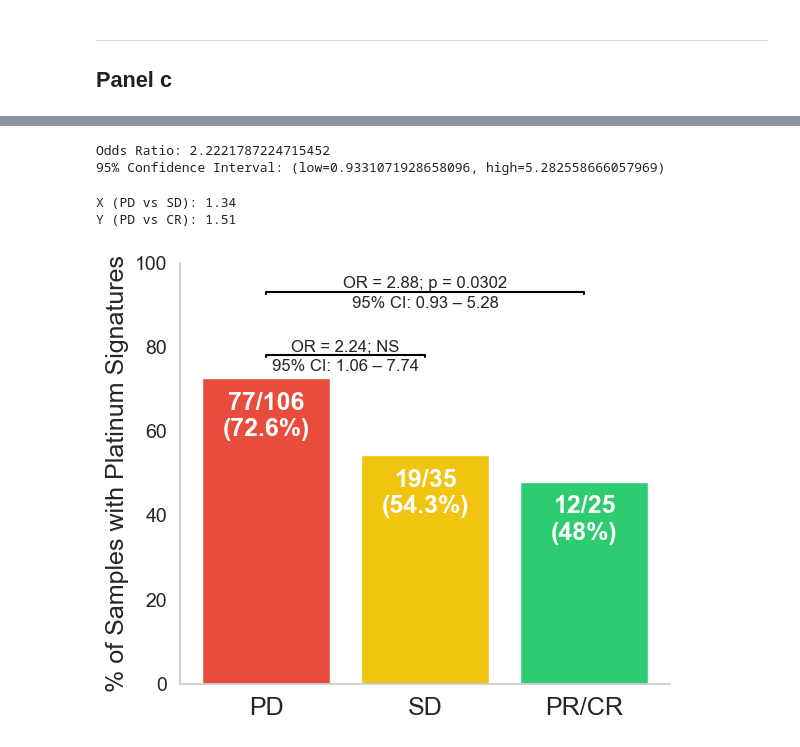
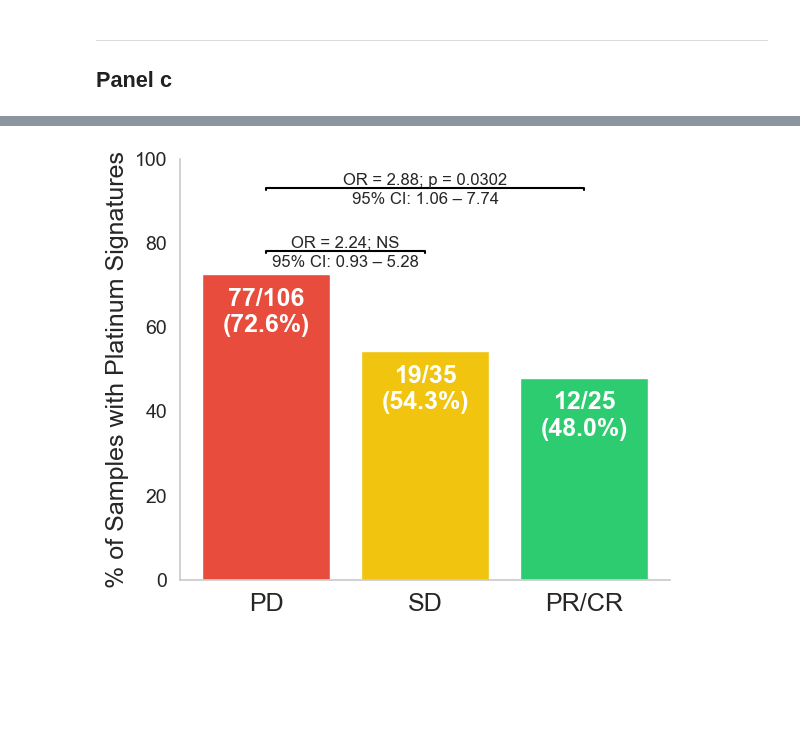
Before and after one commit to shlienlab/mutsigs_therapy, a Jupyter notebook: notebooks/MainFig_5.ipynb, the cells around one changed output, grey strips where cells are left out. Cells and saved outputs as stored; diff of their text form; code cells hidden in the pictures; blank space fills up the shorter version.

```diff
--- a/notebooks/MainFig_5.ipynb
+++ b/notebooks/MainFig_5.ipynb
@@ -37,3 +25,7 @@ df_all.head()
 # %% [markdown]
 -----------
 ## Panel a
+# %%
+#df_all = pd.read_csv(os.path.join(root_dir, 'source_data/expression_data.tsv'), sep='\t')
+exp_df = pd.read_csv(os.path.join(root_dir, 'source_data/Fig_5a.tsv'), sep='\t')
+exp_df.head(3)
@@ -69,7 +66,7 @@ pvals = {
 for i, gene in enumerate(genes):
     for j, sig in enumerate(signatures):
         ax = axes[i, j]
-        subset = df_all[(df_all['Gene'] == gene) & (df_all['Platinum Signature'] == sig)]
+        subset = exp_df[(exp_df['Gene'] == gene) & (exp_df['Platinum Signature'] == sig)]
 
         # Violin plot
         sns.violinplot(
@@ -182,5 +179,5 @@ fig.text(0.0001, 0.24, 'ABCC2', ha='center', va='center', fontsize=36, rotation=
 
 plt.tight_layout()
 
-plt.savefig(os.path.join('/Users/mehdi/Documents/MyRepos/mutsigs_therapy/figures', 'Fig_5a_rev2.pdf'), dpi=300, bbox_inches='tight')
+#plt.savefig(os.path.join(fig_out, 'Fig_5a_rev2.pdf'), dpi=300, bbox_inches='tight')
 # %% [output]
@@ -189,9 +186,8 @@ plt.savefig(os.path.join('/Users/mehdi/Documents/MyRepos/mutsigs_therapy/figures
 -----------
 ## Panel b
 # %%
-#df = pd.read_csv(os.path.join(root_dir, 'source_data/PROFYLE_outcomes.tsv'), sep='\t')
-df = pd.read_csv(os.path.join('/Users/mehdi/Documents/Nature_Submission', 'source_data/PROFYLE_outcomes.tsv'), sep='\t')
-df.head(2)
+prof_df = pd.read_csv(os.path.join(root_dir, 'source_data/Fig_5b.tsv'), sep='\t')
+prof_df.head(2)
 # %% [output]
 |  | patient | label | day_from_dx | log_day_from_dx |
 | 0 | PRO-00618 | Diagnosis | 0 | 0.000000 |
@@ -304,53 +286,23 @@ SignificanceResult(statistic=2.235934664246824, pvalue=0.05927197723648047)
-# %%
-import numpy as np
-from scipy.stats.contingency import odds_ratio
-
-# Example 2x2 contingency table:
-# Rows represent exposure (e.g., exposed/not exposed)
-# Columns represent outcome (e.g., disease/no disease)
-
-# Data from a sample:
-# Exposed, Disease: 7
-# Exposed, No Disease: 15
-# Not Exposed, Disease: 58
-# Not Exposed, No Disease: 472
-
-#table = np.array([[77, 29], [12, 13]])
-table = np.array([[77, 29], [19, 16]])
-
-# Calculate the odds ratio and get the result object
-result = odds_ratio(table, kind='conditional') # 'conditional' is the default but specified for clarity
-
-# Extract the odds ratio statistic
-or_statistic = result.statistic
-print(f"Odds Ratio: {or_statistic}")
-
-# Compute the 95% confidence interval
-conf_interval = result.confidence_interval(confidence_level=0.95)
-print(f"95% Confidence Interval: (low={conf_interval.low}, high={conf_interval.high})")
-# %% [output]
-Odds Ratio: 2.2221787224715452
-95% Confidence Interval: (low=0.9331071928658096, high=5.282558666057969)
+# %%
+resp_df = pd.read_csv(os.path.join(root_dir, 'source_data/Fig_5c1.tsv'), sep='\t')
+resp_comps = pd.read_csv(os.path.join(root_dir, 'source_data/Fig_5c2.tsv'), sep='\t')
 # %%
 import matplotlib.pyplot as plt
 import numpy as np
 
-# Data
-counts = {"PD": (77/106)*100, "SD": (19/35)*100, "PR/CR": (12/25)*100}
-bar_labels = ['77/106\n(72.6%)', '19/35\n(54.3%)', '12/25\n(48%)']
+# Convert DataFrames to format your plotting code expects
+counts = dict(zip(resp_df['outcome'], resp_df['percentage']))
+bar_labels = [f"{row['positive']}/{row['total']}\n({row['percentage']:.1f}%)"
+              for _, row in resp_df.iterrows()]
 
-or_p_value_1 = 'OR = 2.24; NS'
-or_p_value_2 = 'OR = 2.88; p = 0.0302'
+# Extract comparison data
+or_p_value_1 = f"OR = {resp_comps.loc[0, 'OR']:.2f}; {resp_comps.loc[0, 'p_value']}"
+or_p_value_2 = f"OR = {resp_comps.loc[1, 'OR']:.2f}; p = {resp_comps.loc[1, 'p_value']}"
 
-ci_1 = '95% CI: 1.06 – 7.74'
-ci_2 = '95% CI: 0.93 – 5.28'
+ci_1 = f"95% CI: {resp_comps.loc[0, 'ci_lower']:.2f} – {resp_comps.loc[0, 'ci_upper']:.2f}"
+ci_2 = f"95% CI: {resp_comps.loc[1, 'ci_lower']:.2f} – {resp_comps.loc[1, 'ci_upper']:.2f}"
 
-# Calculate fold changes
-X = counts["PD"] / counts["SD"]
-Y = counts["PD"] / counts["PR/CR"]
 
-print(f"X (PD vs SD): {X:.2f}")
-print(f"Y (PD vs CR): {Y:.2f}")
 
 # Bar plot
 fig, ax = plt.subplots(figsize=(6, 5))
@@ -360,34 +312,32 @@ bars = ax.bar(labels, values, color=["#E74C3C", "#F1C40F", "#2ECC71"])
 
 for bar, lab in zip(bars, bar_labels):
     height = bar.get_height()
     ax.text(bar.get_x() + bar.get_width()/2, height - 15, lab,
             ha='center', va='bottom', fontsize=18, fontweight='bold', color='white')
 
 # Bracket annotation function
 def add_bracket(ax, x1, x2, y, text1, text2):
     ax.plot([x1, x1, x2, x2], [y, y+0.5, y+0.5, y], lw=1.5, c="black")
     ax.text((x1+x2)/2, y+0.6, text1, ha="center", va="bottom", fontsize=12)
     ax.text((x1+x2)/2, y-4, text2, ha="center", va="bottom", fontsize=12)
 
 # Add brackets for X and Y comparisons
 y_max = max(values)
 add_bracket(ax, 0, 1, y_max + 5, or_p_value_1, ci_1)
 add_bracket(ax, 0, 2, y_max + 20, or_p_value_2, ci_2)
 
 # Labels
 ax.set_ylabel("% of Samples with Platinum Signatures", fontsize=18)
 ax.set_title("")
 ax.set_ylim(0, 100)
 
 ax.tick_params(axis='x', labelsize=18)
 ax.tick_params(axis='y', labelsize=14)
 
 ax.spines[['top', 'right']].set_visible(False)
 ax.grid(False)
 
 plt.tight_layout()
-plt.savefig(os.path.join('/Users/mehdi/Documents/MyRepos/mutsigs_therapy/figures', 'Fig_5c_rev2.pdf'), dpi=300, bbox_inches='tight')
+#plt.savefig(os.path.join('/Users/mehdi/Documents/MyRepos/mutsigs_therapy/figures', 'Fig_5c_rev2.pdf'), dpi=300, bbox_inches='tight')
 # %% [output]
-X (PD vs SD): 1.34
-Y (PD vs CR): 1.51
-[figure, old version]
+[figure, new version]
```
Also changed, not shown: parts of 6 cells of this notebook, 20 other files.
